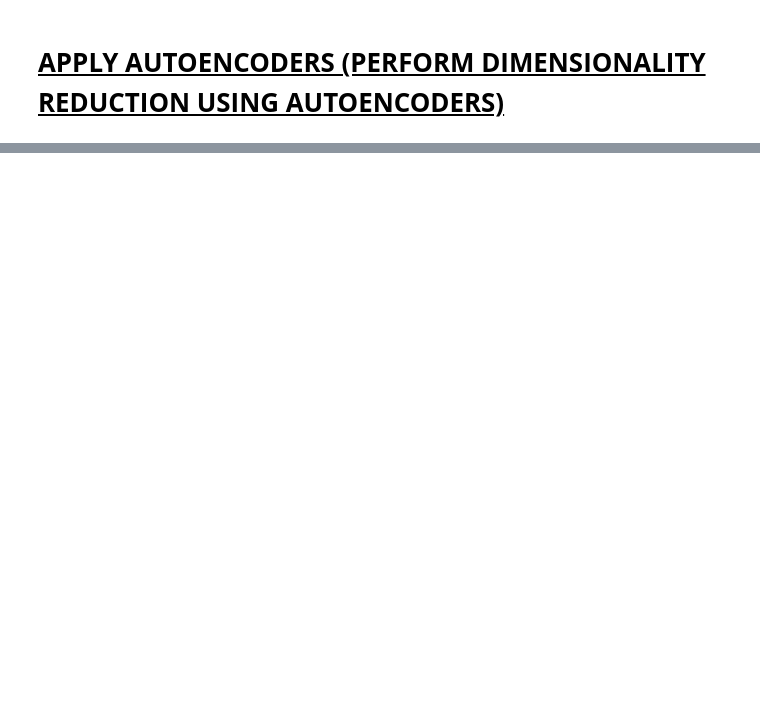
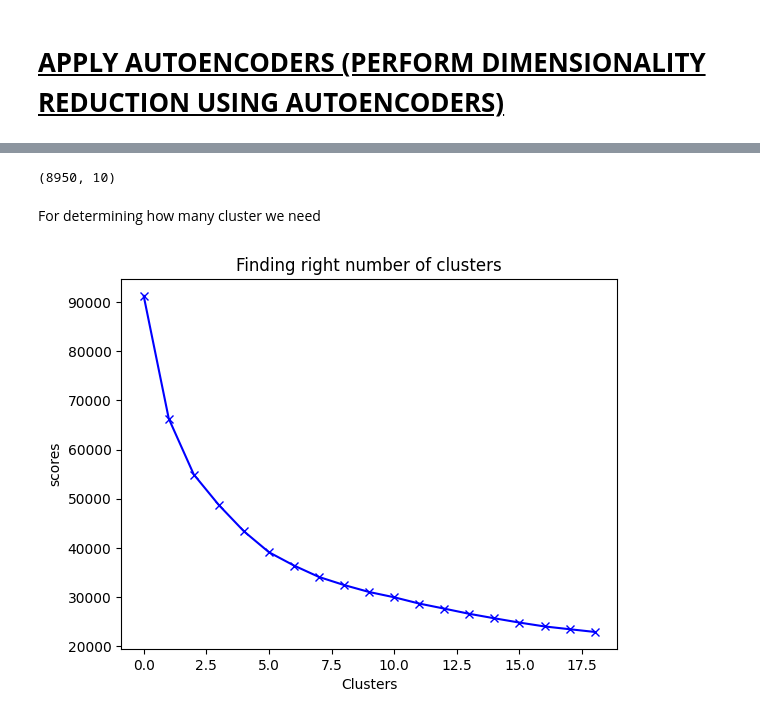
Before and after one commit to FemiAdesola/Data-Science, a Jupyter notebook: Marketing_Department.ipynb, the cells around one changed output, grey strips where cells are left out. Saved outputs shown, nothing was run; the diff lists cells and outputs as text; code cells hidden in the pictures; blank space fills up the shorter version.

```diff
--- a/Marketing_Department.ipynb
+++ b/Marketing_Department.ipynb
@@ -502,0 +585,6 @@ for i in creditcard_df.columns:
+# %%
+# For building encoder networks which used for our dimention reduction
+encoder = Model(input_df, encoded)
+
+# For autoencoder compilation
+autoencoder.compile(optimizer= 'adam', loss='mean_squared_error')
@@ -502,0 +595,2 @@ for i in creditcard_df.columns:
+# %%
+autoencoder.fit(creditcard_df_scaled, creditcard_df_scaled, batch_size = 128, epochs = 25,  verbose = 1)
@@ -502,0 +645,2 @@ for i in creditcard_df.columns:
+# %%
+pred = encoder.predict(creditcard_df_scaled)
@@ -502,0 +665,30 @@ for i in creditcard_df.columns:
+# %%
+pred.shape
+# %% [output]
+(8950, 10)
+# %% [markdown]
+For determining how many cluster we need
+# %%
+#initialize kmeans parameters
+kmeans_kwargs = {
+"init": "random",
+"n_init": 10,
+"random_state": 1,
+}
+
+scores_2 = []
+
+range_values = range(1, 20)
+
+for k in range_values:
+  kmeans = KMeans(n_clusters=k, **kmeans_kwargs)
+  kmeans.fit(pred)
+  scores_2.append(kmeans.inertia_)
+# %%
+plt.plot(scores_2, 'bx-')
+plt.title('Finding right number of clusters')
+plt.xlabel('Clusters')
+plt.ylabel('scores')
+plt.show()
+# %% [output]
+[figure, added]
```
Also changed, not shown: parts of 42 cells of this notebook.
